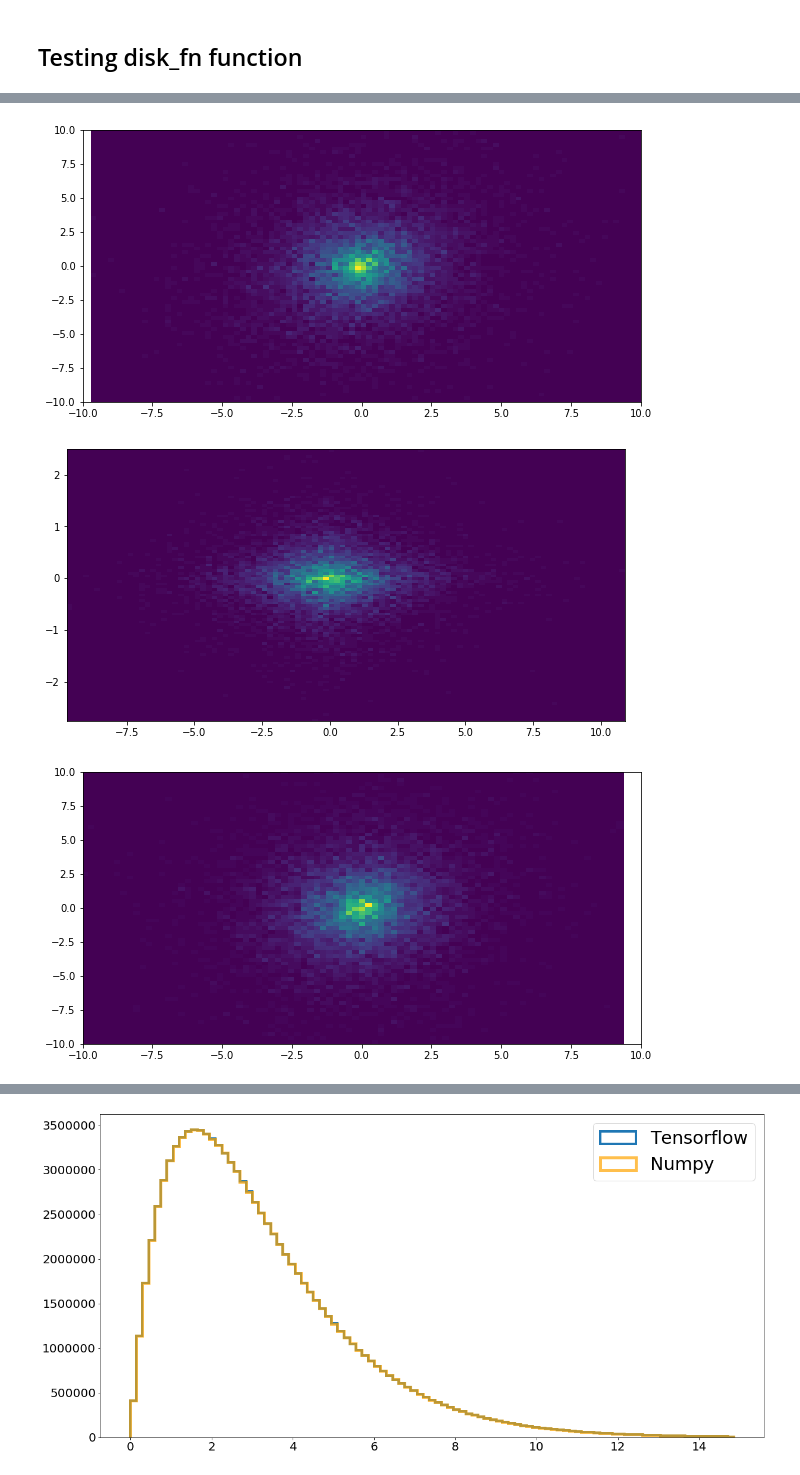
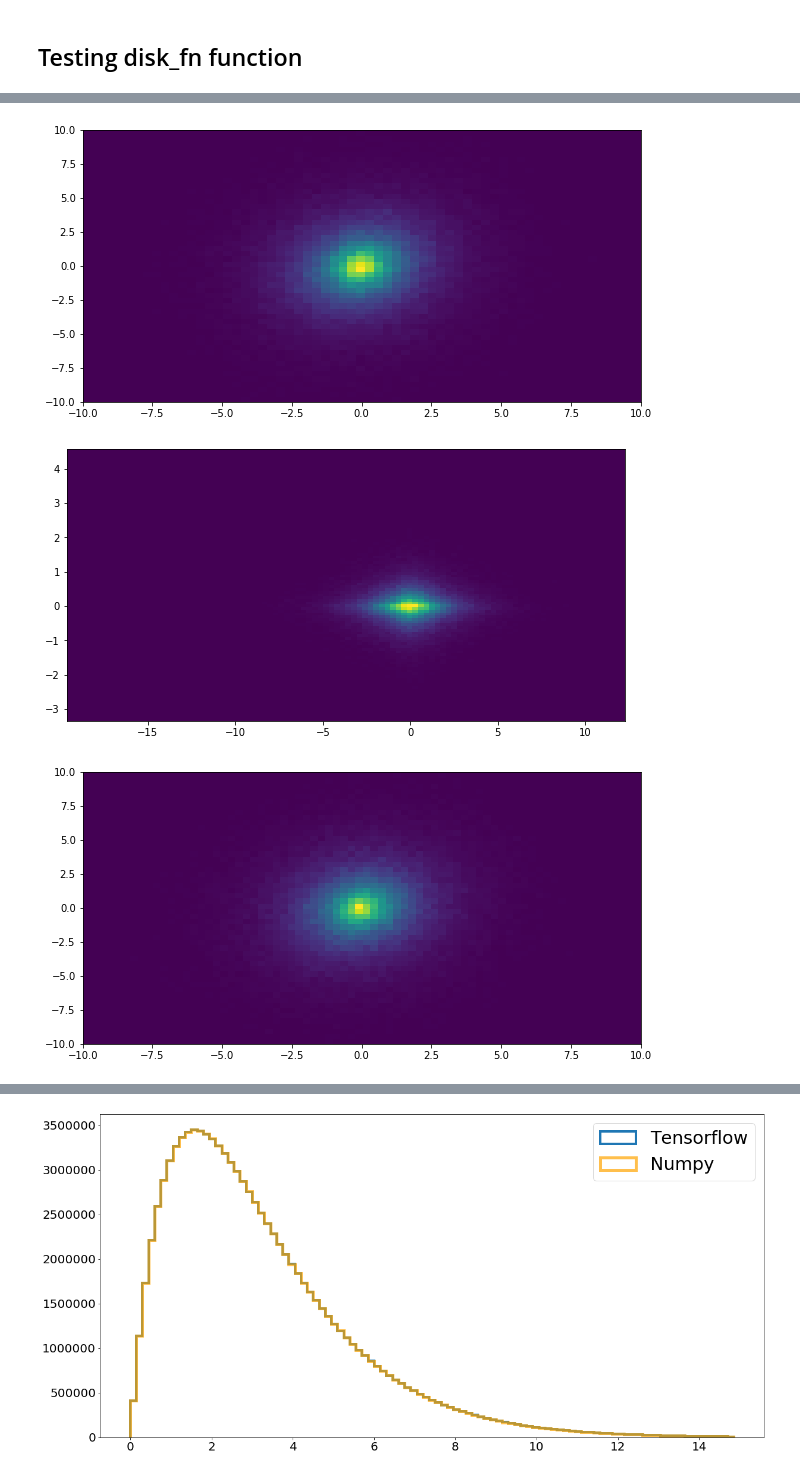
Before and after one commit to RogerMor/LMCpaper, a Jupyter notebook: LMC-disk-simul-FirstVersionRoger_ACG.ipynb, the cells around one changed output, grey strips where cells are left out. Cells and saved outputs as stored; diff of their text form; code cells hidden in the pictures.

```diff
--- a/LMC-disk-simul-FirstVersionRoger_ACG.ipynb
+++ b/LMC-disk-simul-FirstVersionRoger_ACG.ipynb
@@ -971,5 +987,7 @@ plx_error_var = 0.006775405
 N = 10000
 # %% [markdown]
 ## Testing disk_fn function
+# %%
+N = 100000
 # %%
 # Generate disk location coordinates in the LMC proper reference frame
@@ -1009,7 +1006,19 @@ output0= (10000, 3)
+# %%
+# Generate disk location coordinates in the LMC proper reference frame
+xyz_propert = disk_fnt(N, disk_scale_height, disk_scale_length,
+                     pos_angle_disk - pos_angle_lmc, ell_factor_disk)
+
+# Transform from proper to heliocentric frame
+xyz_geot =  proper2geo_fnt(xyz_propert, dist_centre_lmc, alpha_centre_lmc,
+                         delta_centre_lmc, pos_angle_lmc, inc_angle_lmc )
+
+# Generate (ra,dec,plx) true values
+
+cyl_plxt  =   geo2plx_fnt(xyz_geot)
 # %%
-x=xyz_proper[:,0]
-y=xyz_proper[:,1]
-z=xyz_proper[:,2]
+x=xyz_propert[:,0]
+y=xyz_propert[:,1]
+z=xyz_propert[:,2]
 
 
 
@@ -1019,19 +1028,19 @@ plt.ylim(-10,10)
 plt.xlim(-10,10)
 plt.show()
 # %% [output]
-[figure, old version]
+[figure, new version]
 # %%
-x=xyz_proper[:,0]
-y=xyz_proper[:,1]
-z=xyz_proper[:,2]
+x=xyz_propert[:,0]
+y=xyz_propert[:,1]
+z=xyz_propert[:,2]
 
 
 
 plt.figure(figsize=(10,5))
 plt.hist2d(x,z,100)
 plt.show()
 # %% [output]
-[figure, old version]
+[figure, new version]
 # %%
 x=xyz_propern[:,0]
 y=xyz_propern[:,1]
@@ -1045,7 +1054,7 @@ plt.ylim(-10,10)
 plt.xlim(-10,10)
 plt.show()
 # %% [output]
-[figure, old version]
+[figure, new version]
 # %%
 x=xyz_propern[:,0]
 y=xyz_propern[:,1]
```
Also changed, not shown: parts of 16 cells of this notebook.
